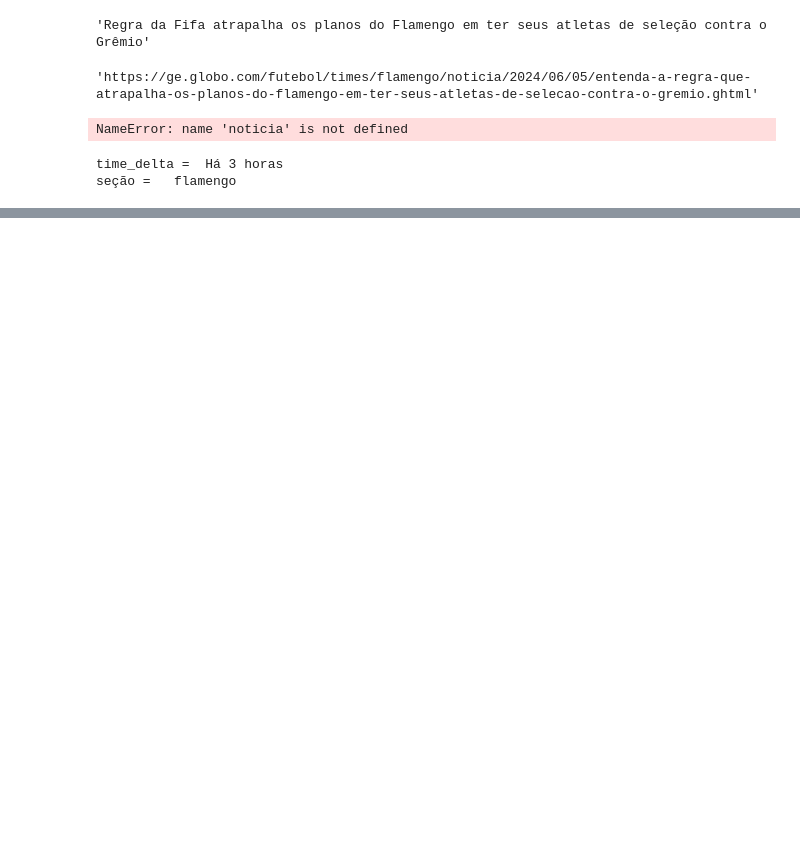
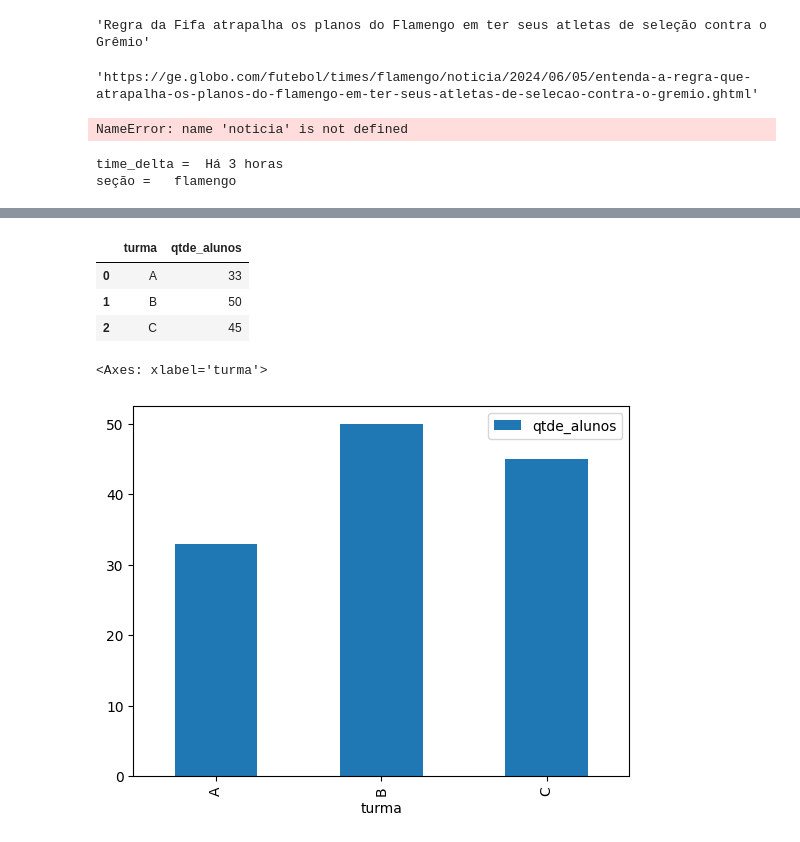
Before and after one commit to Rerisson666/Repositorio-Teste, a Jupyter notebook: FaculdadePython.ipynb, the cells around one changed output, grey strips where cells are left out. Saved outputs shown, nothing was run; the diff lists cells and outputs as text; code cells hidden in the pictures; blank space fills up the shorter version.

```diff
--- a/FaculdadePython.ipynb
+++ b/FaculdadePython.ipynb
@@ -920,0 +1340,20 @@ df.head()
+# %%
+import pandas as pd
+
+dados = {
+    'turma':['A', 'B', 'C'],
+    'qtde_alunos':[33, 50, 45]
+    }
+df = pd.DataFrame(dados)
+
+df
+# %% [output]
+|  | turma | qtde_alunos |
+| 0 | A | 33 |
+| 1 | B | 50 |
+| 2 | C | 45 |
+# %%
+df.plot(x='turma', y='qtde_alunos', kind='bar')
+# %% [output]
+<Axes: xlabel='turma'>
+[figure, added]
```
Also changed, not shown: parts of 84 cells of this notebook.
